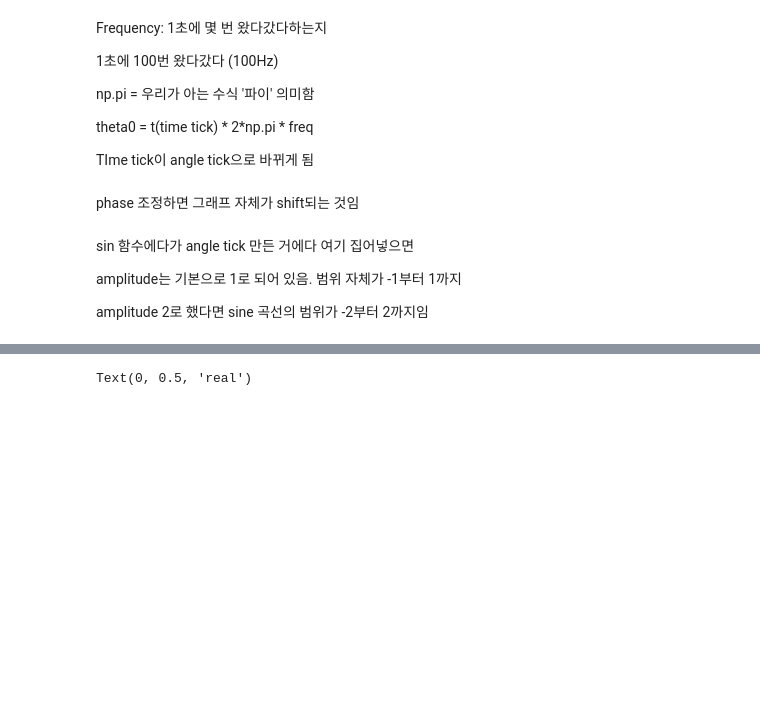
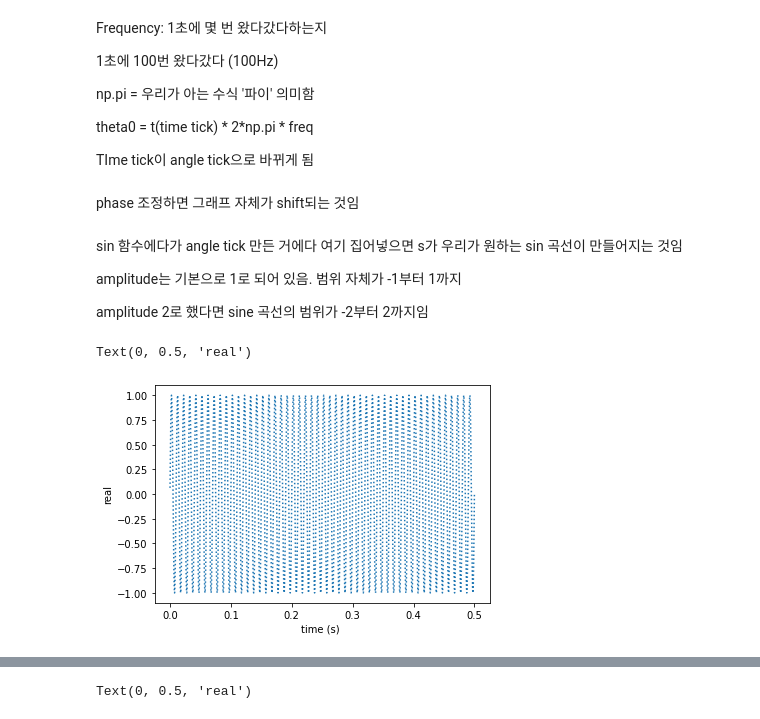
Before and after one commit to juyoung524/22-1-Spring-, a Jupyter notebook: 20220411.ipynb, the cells around one changed output, grey strips where cells are left out. Cells and saved outputs as stored; diff of their text form; code cells hidden in the pictures; blank space fills up the shorter version.

```diff
--- a/20220411.ipynb
+++ b/20220411.ipynb
@@ -77,8 +77,16 @@ phase 조정하면 그래프 자체가 shift되는 것임
 # generate signal by sin-phasor
 s = amp * np.sin(theta)
 # %% [markdown]
-sin 함수에다가 angle tick 만든 거에다 여기 집어넣으면
+sin 함수에다가 angle tick 만든 거에다 여기 집어넣으면 s가 우리가 원하는 sin 곡선이 만들어지는 것임
 
 amplitude는 기본으로 1로 되어 있음. 범위 자체가 -1부터 1까지
 
 amplitude 2로 했다면 sine 곡선의 범위가 -2부터 2까지임
+# %%
+# plot the entire signal
+plt.plot(t, s, ':') #x와 y에 해당하는 값이 pair로 이루어짐 (t, s)
+plt.xlabel('time (s) ')
+plt.ylabel('real')
+# %% [output]
+Text(0, 0.5, 'real')
+[figure, added]
```
Also changed, not shown: parts of 5 cells of this notebook.
